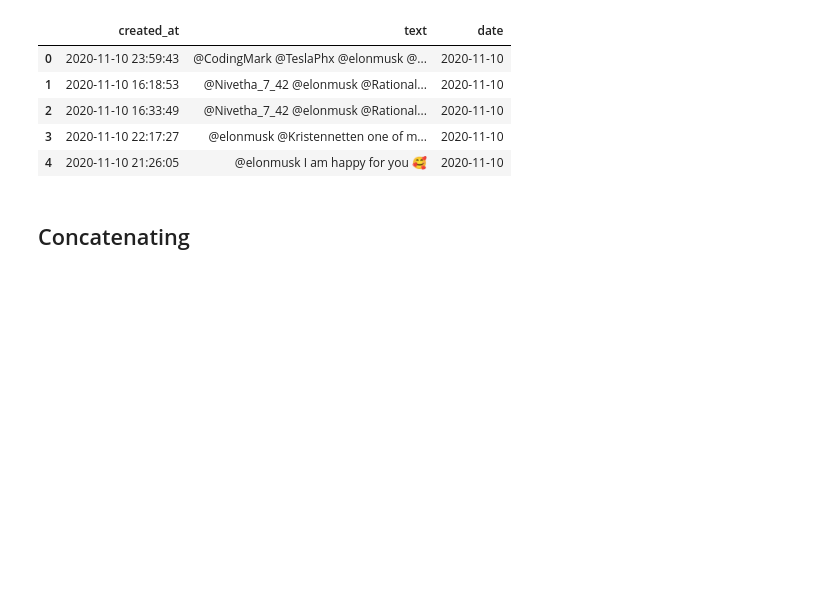
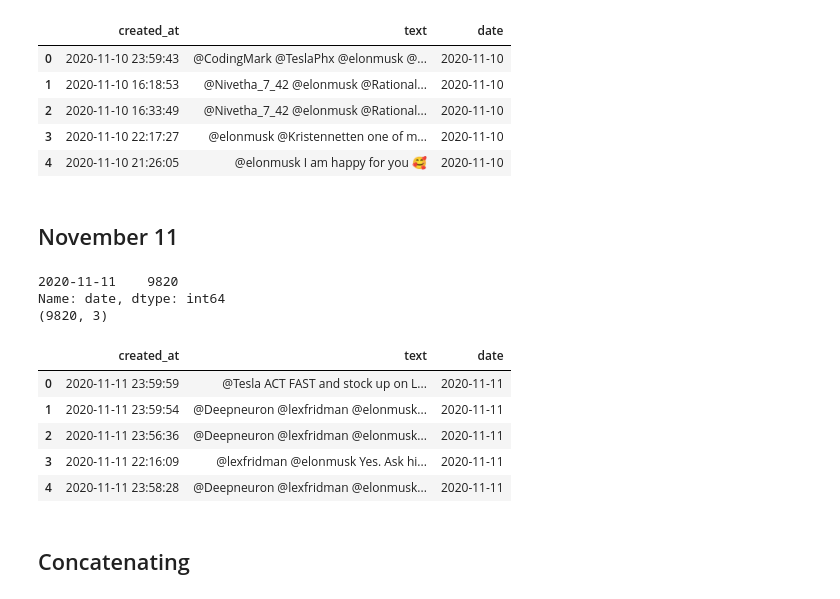
Before and after one commit to akshaypunwatkar/tesla_stock_prediction, a Jupyter notebook: tweets_analysis.ipynb, the cells around one changed output. Cells and saved outputs as stored; diff of their text form; code cells hidden in the pictures; blank space fills up the shorter version.

Commit message:
add nov 11 tweets

```diff
--- a/tweets_analysis.ipynb
+++ b/tweets_analysis.ipynb
@@ -204,6 +204,21 @@ Name: date, dtype: int64
 | 2 | 2020-11-10 16:33:49 | @Nivetha_7_42 @elonmusk @Rational... | 2020-11-10 |
 | 3 | 2020-11-10 22:17:27 | @elonmusk @Kristennetten one of m... | 2020-11-10 |
 | 4 | 2020-11-10 21:26:05 | @elonmusk I am happy for you 🥰 | 2020-11-10 |
+# %% [markdown]
+## November 11
+# %%
+nov11 = read_tweets('./data/tweets_1111.csv')
+nov11.head()
+# %% [output]
+2020-11-11    9820
+Name: date, dtype: int64
+(9820, 3)
+|  | created_at | text | date |
+| 0 | 2020-11-11 23:59:59 | @Tesla ACT FAST and stock up on L... | 2020-11-11 |
+| 1 | 2020-11-11 23:59:54 | @Deepneuron @lexfridman @elonmusk... | 2020-11-11 |
+| 2 | 2020-11-11 23:56:36 | @Deepneuron @lexfridman @elonmusk... | 2020-11-11 |
+| 3 | 2020-11-11 22:16:09 | @lexfridman @elonmusk Yes. Ask hi... | 2020-11-11 |
+| 4 | 2020-11-11 23:58:28 | @Deepneuron @lexfridman @elonmusk... | 2020-11-11 |
 # %% [markdown]
 ## Concatenating
 # %%
```
Also changed, not shown: parts of 2 cells of this notebook, 1 other file.
